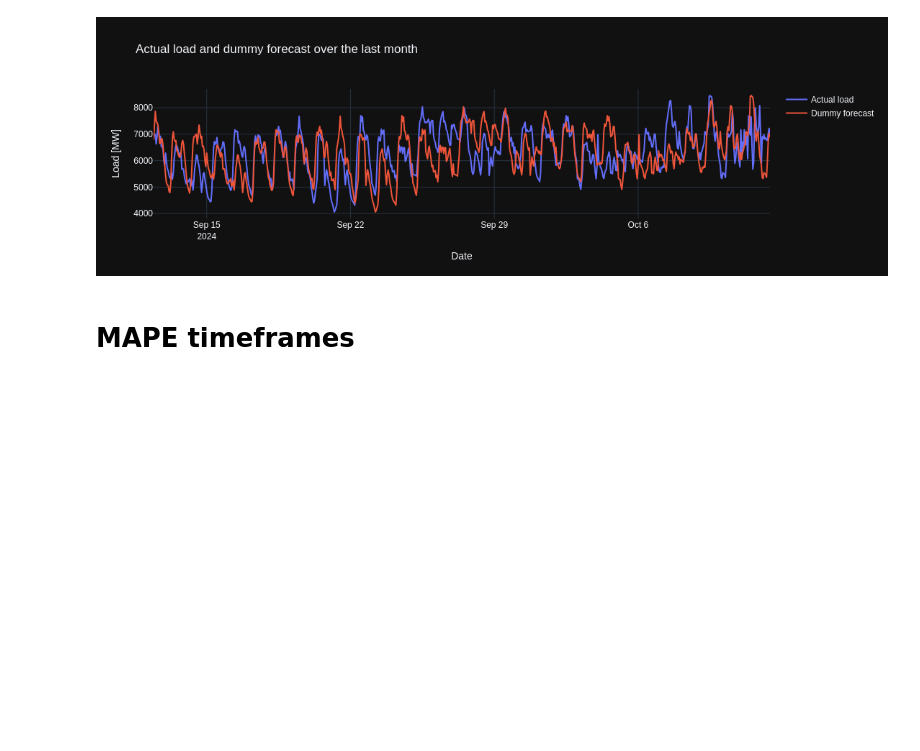
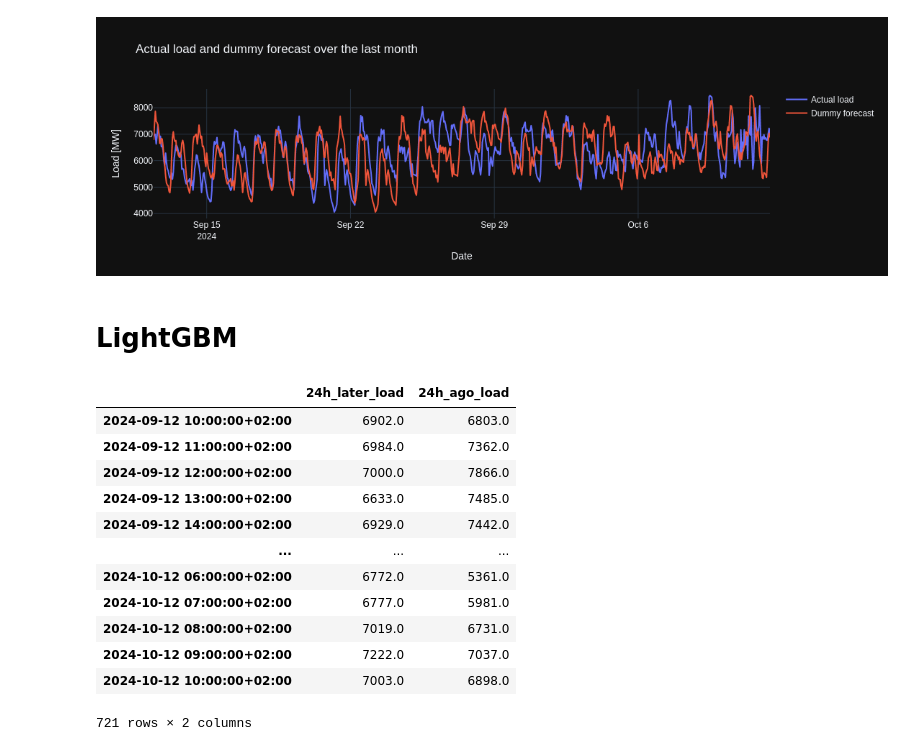
Before and after one commit to arthurgassner/swissenergy-backend, a Jupyter notebook: viz/modelling__lineplot.ipynb, the cells around one changed output. Drawn from its saved outputs; the diff is of its cells as text; code cells hidden in the pictures; blank space fills up the shorter version.

```diff
--- a/viz/modelling__lineplot.ipynb
+++ b/viz/modelling__lineplot.ipynb
@@ -90,4 +87,23 @@ fig.show()
 # %%
 fig.write_html("dummy_forecast_lineplot.html", include_plotlyjs='cdn')
 # %% [markdown]
-# MAPE timeframes
+# LightGBM
+# %%
+import lightgbm as lgb
+
+reg = lgb.LGBMRegressor(n_estimators=100, force_row_wise=True)
+reg.fit(X_train, y_train)
+# %% [output]
+|  | 24h_later_load | 24h_ago_load |
+| 2024-09-12 10:00:00+02:00 | 6902.0 | 6803.0 |
+| 2024-09-12 11:00:00+02:00 | 6984.0 | 7362.0 |
+| 2024-09-12 12:00:00+02:00 | 7000.0 | 7866.0 |
+| 2024-09-12 13:00:00+02:00 | 6633.0 | 7485.0 |
+| 2024-09-12 14:00:00+02:00 | 6929.0 | 7442.0 |
+| ... | ... | ... |
+| 2024-10-12 06:00:00+02:00 | 6772.0 | 5361.0 |
+| 2024-10-12 07:00:00+02:00 | 6777.0 | 5981.0 |
+| 2024-10-12 08:00:00+02:00 | 7019.0 | 6731.0 |
+| 2024-10-12 09:00:00+02:00 | 7222.0 | 7037.0 |
+| 2024-10-12 10:00:00+02:00 | 7003.0 | 6898.0 |
+721 rows × 2 columns
```
Also changed, not shown: parts of 2 cells of this notebook, 1 other file.
